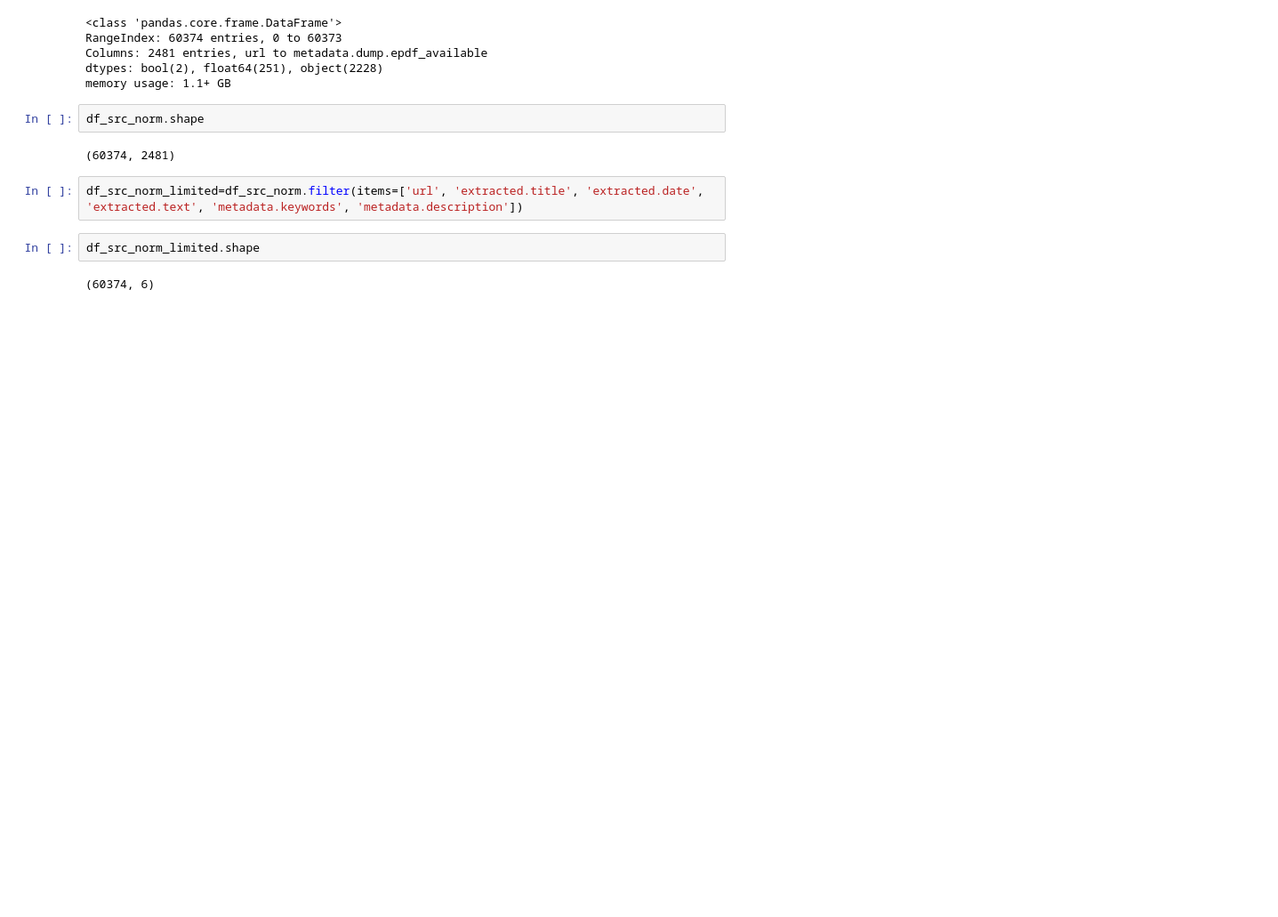
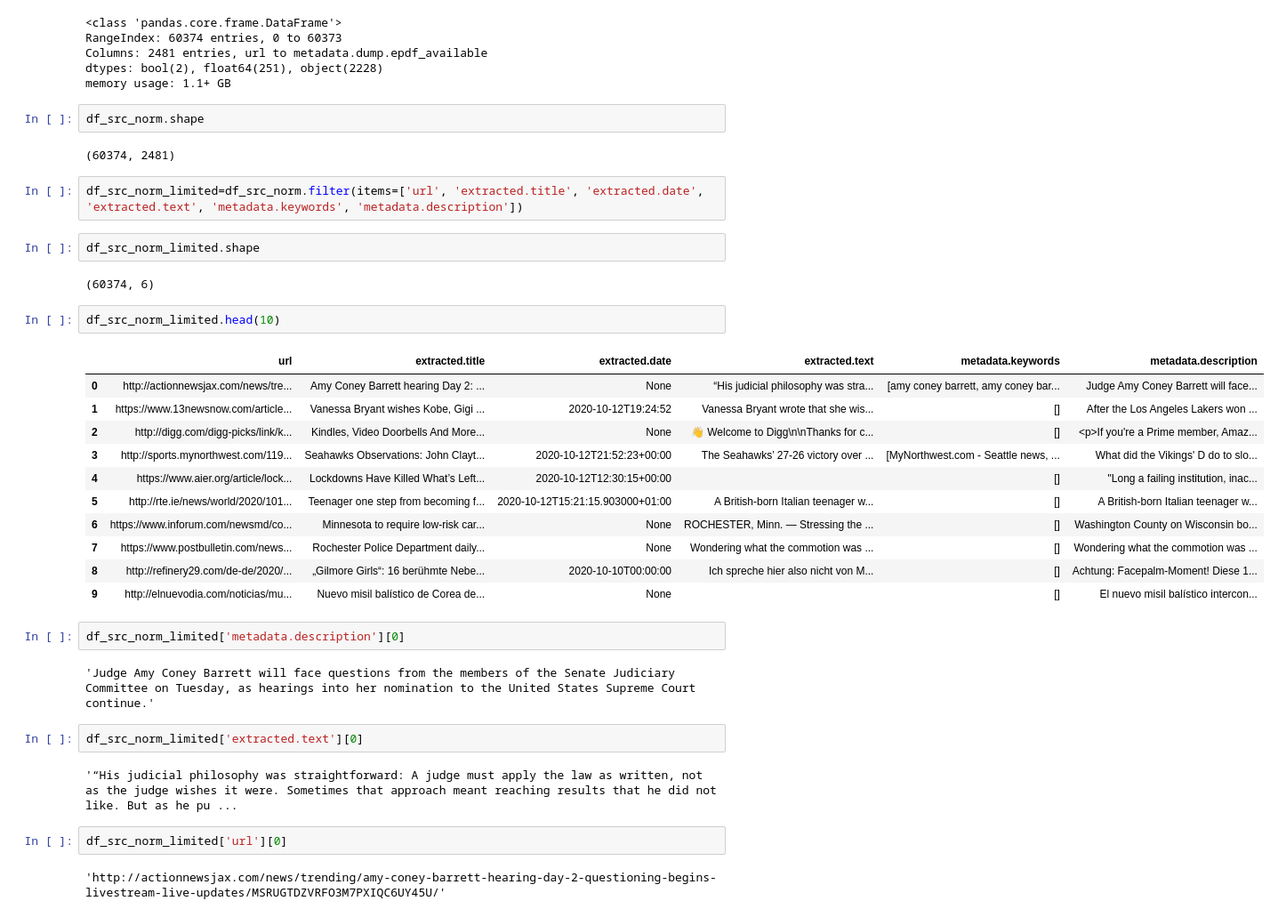
Before and after one commit to vsistla/codefordemocracy, a Jupyter notebook: EDA.ipynb, the cells around one changed output. Shown at 89% size. Drawn from its saved outputs; the diff is of its cells as text; blank space fills up the shorter version.

```diff
--- a/EDA.ipynb
+++ b/EDA.ipynb
@@ -154,3 +157,29 @@ df_src_norm_limited=df_src_norm.filter(items=['url', 'extracted.title', 'extract
 df_src_norm_limited.shape
 # %% [output]
 (60374, 6)
+# %%
+df_src_norm_limited.head(10)
+# %% [output]
+|  | url | extracted.title | extracted.date | extracted.text | metadata.keywords | metadata.description |
+| 0 | http://actionnewsjax.com/news/tre... | Amy Coney Barrett hearing Day 2: ... | None | “His judicial philosophy was stra... | [amy coney barrett, amy coney bar... | Judge Amy Coney Barrett will face... |
+| 1 | https://www.13newsnow.com/article... | Vanessa Bryant wishes Kobe, Gigi ... | 2020-10-12T19:24:52 | Vanessa Bryant wrote that she wis... | [] | After the Los Angeles Lakers won ... |
+| 2 | http://digg.com/digg-picks/link/k... | Kindles, Video Doorbells And More... | None | 👋 Welcome to Digg\n\nThanks for c... | [] | <p>If you're a Prime member, Amaz... |
+| 3 | http://sports.mynorthwest.com/119... | Seahawks Observations: John Clayt... | 2020-10-12T21:52:23+00:00 | The Seahawks’ 27-26 victory over ... | [MyNorthwest.com - Seattle news, ... | What did the Vikings' D do to slo... |
+| 4 | https://www.aier.org/article/lock... | Lockdowns Have Killed What’s Left... | 2020-10-12T12:30:15+00:00 |  | [] | "Long a failing institution, inac... |
+| 5 | http://rte.ie/news/world/2020/101... | Teenager one step from becoming f... | 2020-10-12T15:21:15.903000+01:00 | A British-born Italian teenager w... | [] | A British-born Italian teenager w... |
+| 6 | https://www.inforum.com/newsmd/co... | Minnesota to require low-risk car... | None | ROCHESTER, Minn. — Stressing the ... | [] | Washington County on Wisconsin bo... |
+| 7 | https://www.postbulletin.com/news... | Rochester Police Department daily... | None | Wondering what the commotion was ... | [] | Wondering what the commotion was ... |
+| 8 | http://refinery29.com/de-de/2020/... | „Gilmore Girls“: 16 berühmte Nebe... | 2020-10-10T00:00:00 | Ich spreche hier also nicht von M... | [] | Achtung: Facepalm-Moment! Diese 1... |
+| 9 | http://elnuevodia.com/noticias/mu... | Nuevo misil balístico de Corea de... | None |  | [] | El nuevo misil balístico intercon... |
+# %%
+df_src_norm_limited['metadata.description'][0]
+# %% [output]
+'Judge Amy Coney Barrett will face questions from the members of the Senate Judiciary Committee on Tuesday, as hearings into her nomination to the United States Supreme Court continue.'
+# %%
+df_src_norm_limited['extracted.text'][0]
+# %% [output]
+'“His judicial philosophy was straightforward: A judge must apply the law as written, not as the judge wishes it were. Sometimes that approach meant reaching results that he did not like. But as he pu ...
+# %%
+df_src_norm_limited['url'][0]
+# %% [output]
+'http://actionnewsjax.com/news/trending/amy-coney-barrett-hearing-day-2-questioning-begins-livestream-live-updates/MSRUGTDZVRFO3M7PXIQC6UY45U/'
```
Also changed, not shown: parts of 17 cells of this notebook.
